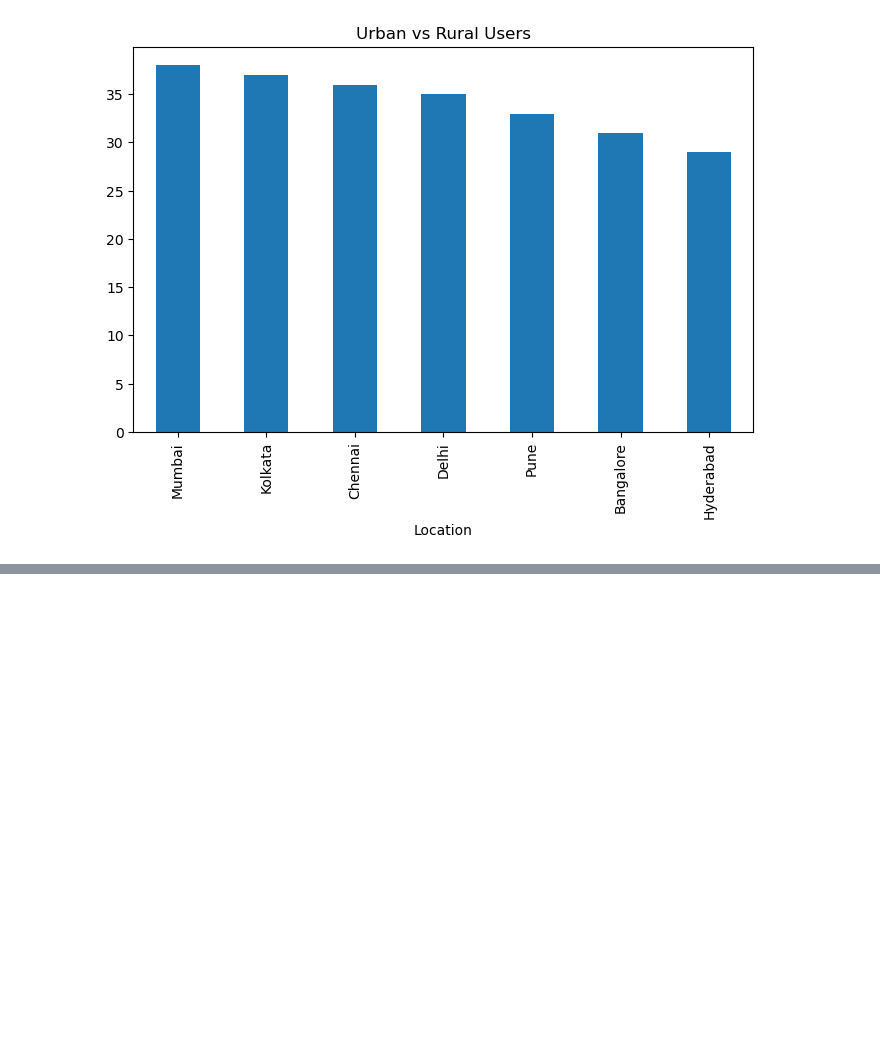
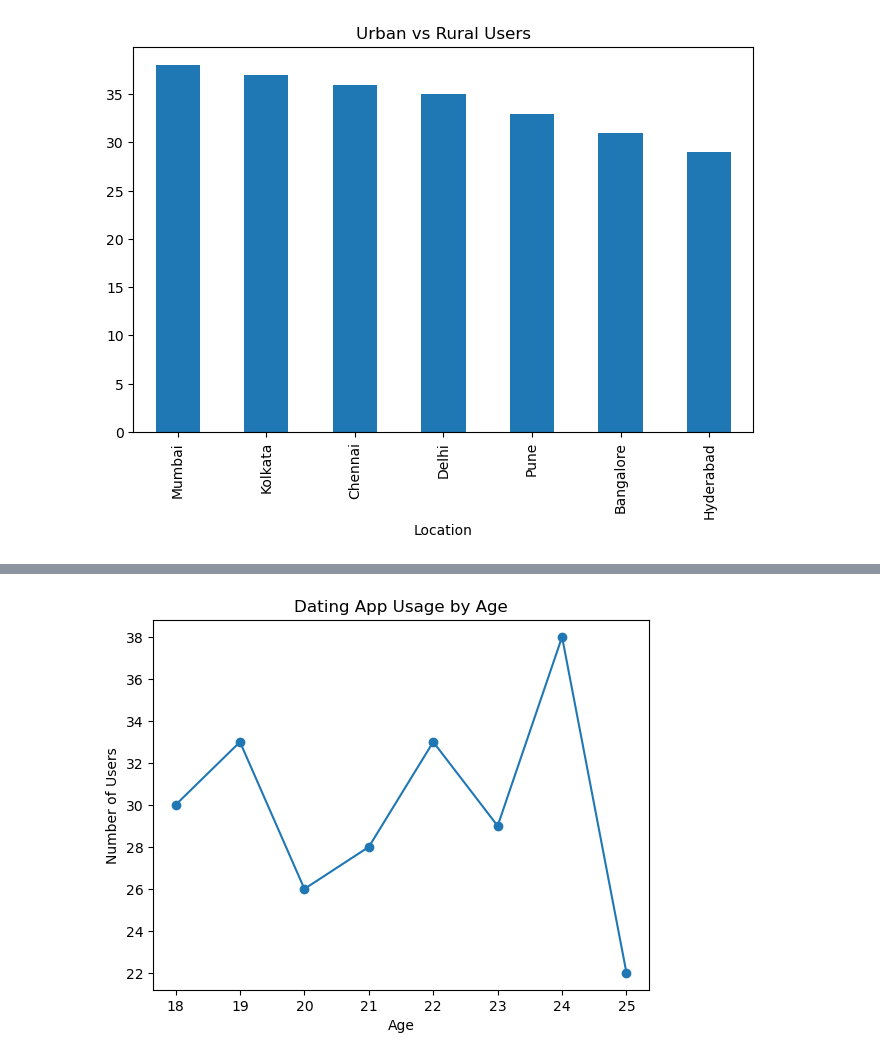
Before and after one commit to Kofi-Yankson/ML-EDA, a Jupyter notebook: version1.ipynb, the cells around one changed output, grey strips where cells are left out. Drawn from its saved outputs; the diff is of its cells as text; code cells hidden in the pictures; blank space fills up the shorter version.

Commit message:
Add files via upload
Added regional trends by age and location

```diff
--- a/version1.ipynb
+++ b/version1.ipynb
@@ -270,0 +288,9 @@ plt.show()
+# %%
+#App usage by Age
+age_trend = df.groupby('Age')['Primary_App'].count()
+age_trend.plot(kind='line', marker='o', title="Dating App Usage by Age")
+plt.xlabel("Age")
+plt.ylabel("Number of Users")
+plt.show()
+# %% [output]
+[figure, added]
```
Also changed, not shown: parts of 5 cells of this notebook.
